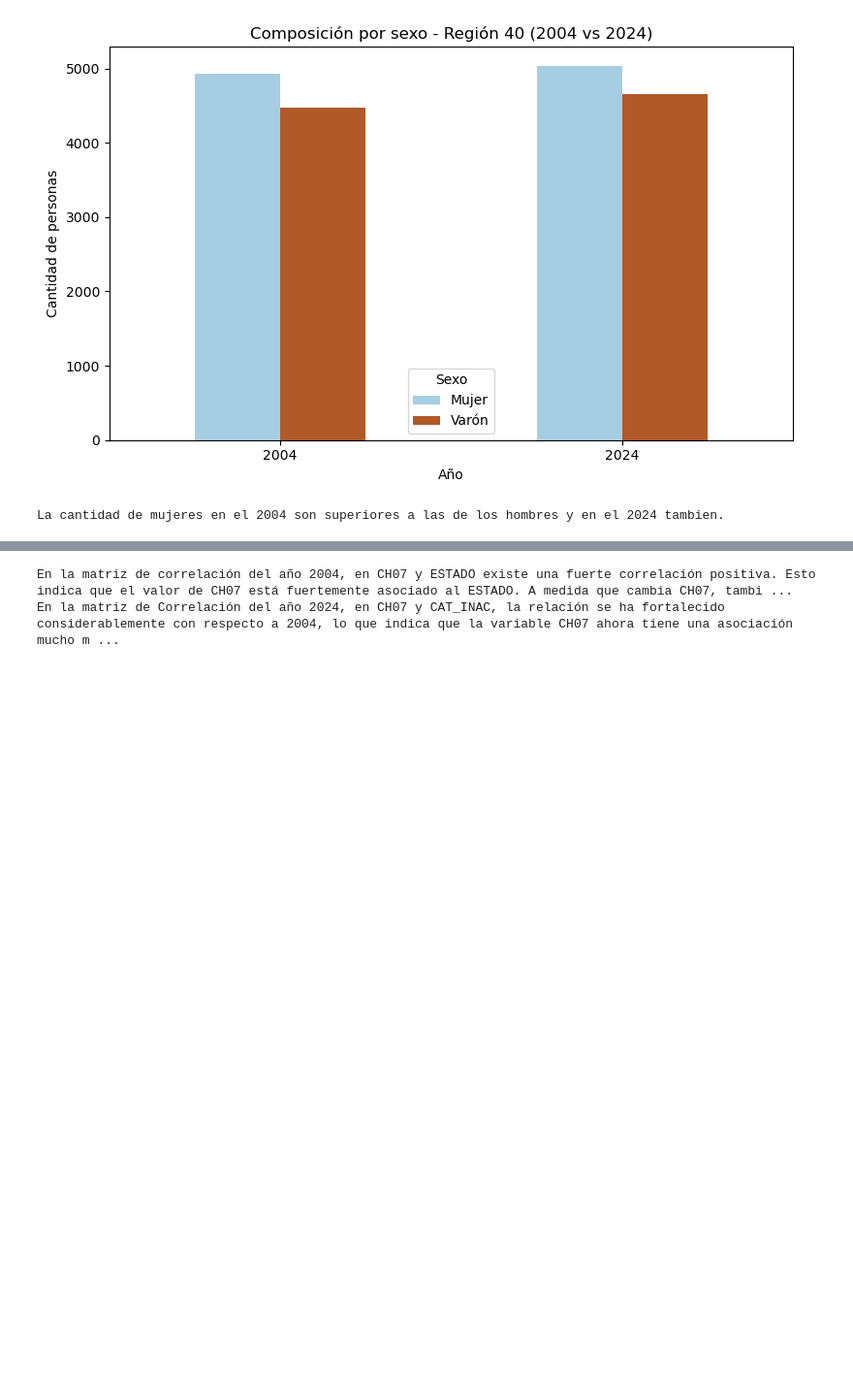
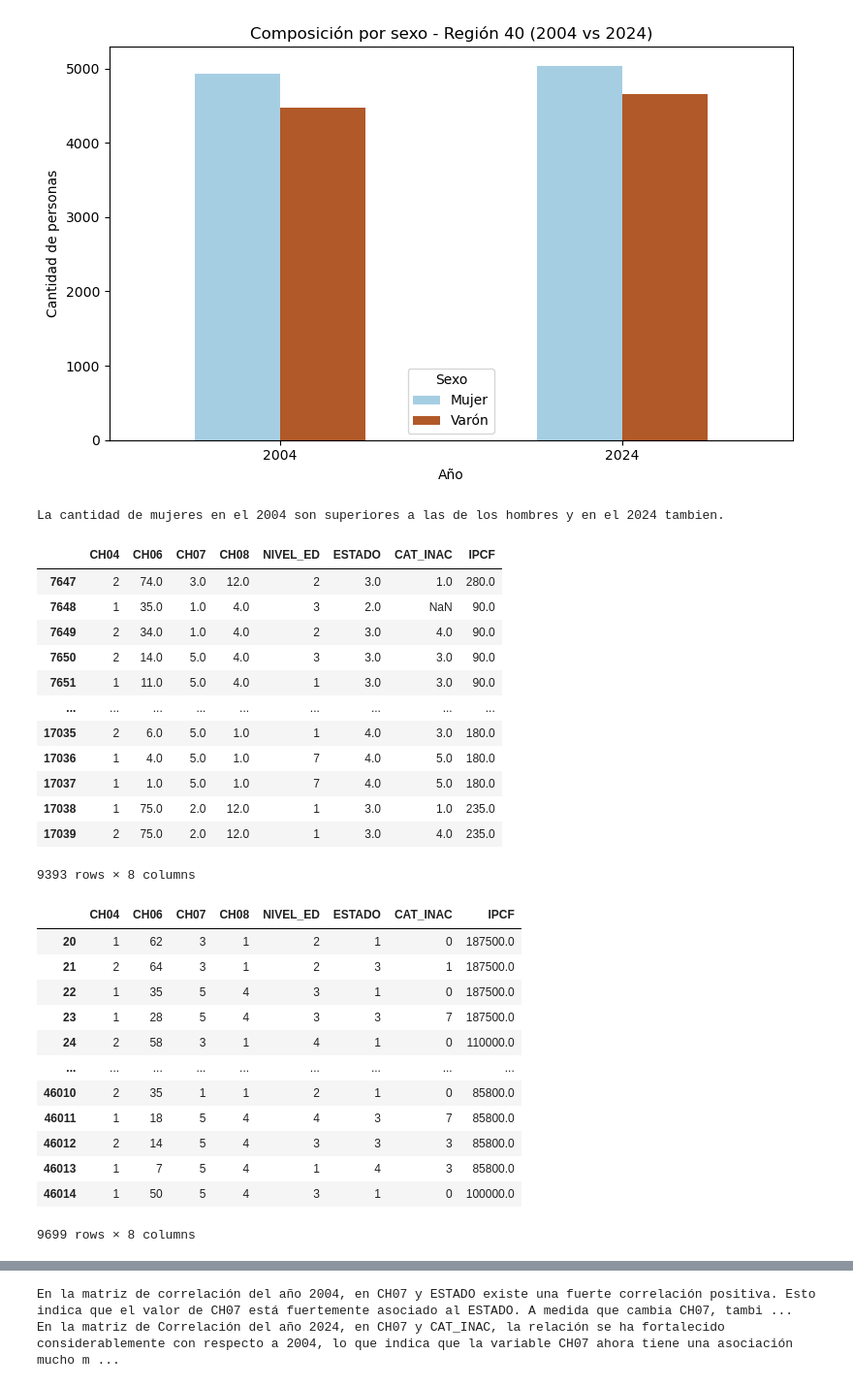
Before and after one commit to LucaDadderio0/-BigDataUBA-Grup10, a Jupyter notebook: TP2/Big_Data_TP2_Grupo10.ipynb, the cells around one changed output, grey strips where cells are left out. Shown at 97% size. Cells and saved outputs as stored; diff of their text form; code cells hidden in the pictures; blank space fills up the shorter version.

```diff
--- a/TP2/Big_Data_TP2_Grupo10.ipynb
+++ b/TP2/Big_Data_TP2_Grupo10.ipynb
@@ -239,6 +237,62 @@ plt.show()
 print("La cantidad de mujeres en el 2004 son superiores a las de los hombres y en el 2024 tambien.")
 # %% [output]
 La cantidad de mujeres en el 2004 son superiores a las de los hombres y en el 2024 tambien.
+# %%
+#importar pandas, matplotlib y seaborn
+import pandas as pd
+import seaborn as sns
+import matplotlib.pyplot as plt
+# Leer los archivos
+df_2024 = pd.read_excel("usu_individual_T124.xlsx")
+df_2004 = pd.read_stata("Individual_t104.dta")
+#Convertir los nombres de columnas a mayusculas
+df_2024.columns = df_2024.columns.str.upper()
+df_2004.columns = df_2004.columns.str.upper()
+# Filtrar solo región 40
+df_2024 = df_2024[df_2024["REGION"] == 40]
+df_2004 = df_2004[df_2004["REGION"] == "NOA"]
+df_2004["REGION"] = 40  # Homogeneizar valores de REGION
+# Homogeneizar los valores
+df_2004['CH04'] = df_2004['CH04'].map({'Varón': 1, 'Mujer': 2})
+df_2004['CH08'] = df_2004['CH08'].map({'Obra social (incluye PAMI)': 1, 'Mutual/prepaga/servicio de emergencia': 2, 'Planes y seguros públicos': 3, 'No paga ni le descuentan': 4, 'Ns/Nr': 9, 'Obra social y mutual/prepaga/servicio de emergencia': 12, 'Obra social y planes y seguros públicos': 13, 'Mutual/prepaga/servicio de emergencia/Planes y seguros públicos': 23, 'Obra social, mutual/prepaga/servicio de emergencia y planes y seguros públicos': 123})
+df_2004['CH07'] = df_2004['CH07'].map({'Unido': 1, 'Casado': 2, 'Separado o divorciado': 3, 'Viudo': 4, 'Soltero': 5})
+df_2004['NIVEL_ED'] = df_2004['NIVEL_ED'].map({'Primaria Incompleta (incluye educación especial)': 1, 'Primaria Completa': 2, 'Secundaria Incompleta': 3, 'Secundaria Completa': 4, 'Superior Universitaria Incompleta': 5, 'Superior Universitaria Completa': 6, 'Sin instrucción': 7, 'Ns./ Nr.': 9,})
+df_2004['ESTADO'] = df_2004['ESTADO'].map({'Entrevista individual no realizada (no respuesta al cuestionario individual)': 0, 'Ocupado': 1, 'Desocupado': 2, 'Inactivo': 3, 'Menor de 10 años': 4})
+df_2004['CAT_INAC'] = df_2004['CAT_INAC'].map({'Jubilado/pensionado': 1, 'Rentista': 2, 'Estudiante': 3, 'Ama de casa': 4, 'Menor de 6 años': 5, 'Discapacitado': 6, 'Otros': 7})
+# Variables a usar
+variables = ["CH04", "CH06", "CH07", "CH08", "NIVEL_ED", "ESTADO", "CAT_INAC", "IPCF"]
+# Filtrar variables para cada año y eliminar filas con valores faltantes o sin sentido
+df_2024 = df_2024[variables]
+df_2004 = df_2004[variables]
+display(df_2004)
+display(df_2024)
+# %% [output]
+|  | CH04 | CH06 | CH07 | CH08 | NIVEL_ED | ESTADO | CAT_INAC | IPCF |
+| 7647 | 2 | 74.0 | 3.0 | 12.0 | 2 | 3.0 | 1.0 | 280.0 |
+| 7648 | 1 | 35.0 | 1.0 | 4.0 | 3 | 2.0 | NaN | 90.0 |
+| 7649 | 2 | 34.0 | 1.0 | 4.0 | 2 | 3.0 | 4.0 | 90.0 |
+| 7650 | 2 | 14.0 | 5.0 | 4.0 | 3 | 3.0 | 3.0 | 90.0 |
+| 7651 | 1 | 11.0 | 5.0 | 4.0 | 1 | 3.0 | 3.0 | 90.0 |
+| ... | ... | ... | ... | ... | ... | ... | ... | ... |
+| 17035 | 2 | 6.0 | 5.0 | 1.0 | 1 | 4.0 | 3.0 | 180.0 |
+| 17036 | 1 | 4.0 | 5.0 | 1.0 | 7 | 4.0 | 5.0 | 180.0 |
+| 17037 | 1 | 1.0 | 5.0 | 1.0 | 7 | 4.0 | 5.0 | 180.0 |
+| 17038 | 1 | 75.0 | 2.0 | 12.0 | 1 | 3.0 | 1.0 | 235.0 |
+| 17039 | 2 | 75.0 | 2.0 | 12.0 | 1 | 3.0 | 4.0 | 235.0 |
+9393 rows × 8 columns
+|  | CH04 | CH06 | CH07 | CH08 | NIVEL_ED | ESTADO | CAT_INAC | IPCF |
+| 20 | 1 | 62 | 3 | 1 | 2 | 1 | 0 | 187500.0 |
+| 21 | 2 | 64 | 3 | 1 | 2 | 3 | 1 | 187500.0 |
+| 22 | 1 | 35 | 5 | 4 | 3 | 1 | 0 | 187500.0 |
+| 23 | 1 | 28 | 5 | 4 | 3 | 3 | 7 | 187500.0 |
+| 24 | 2 | 58 | 3 | 1 | 4 | 1 | 0 | 110000.0 |
+| ... | ... | ... | ... | ... | ... | ... | ... | ... |
+| 46010 | 2 | 35 | 1 | 1 | 2 | 1 | 0 | 85800.0 |
+| 46011 | 1 | 18 | 5 | 4 | 4 | 3 | 7 | 85800.0 |
+| 46012 | 2 | 14 | 5 | 4 | 3 | 3 | 3 | 85800.0 |
+| 46013 | 1 | 7 | 5 | 4 | 1 | 4 | 3 | 85800.0 |
+| 46014 | 1 | 50 | 5 | 4 | 3 | 1 | 0 | 100000.0 |
+9699 rows × 8 columns
 # %%
 #Resolucion del ejercicio 4
 #instalar seaborn si no lo tienen. Debes sacar # de #!pip install seaborn.
```
Also changed, not shown: parts of 3 cells of this notebook.
